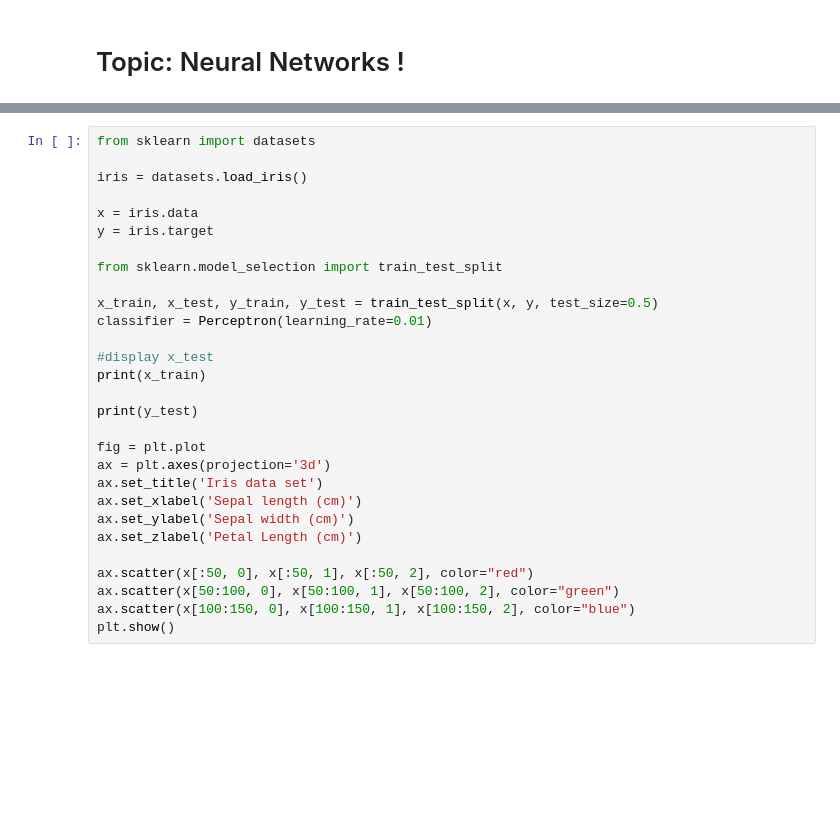
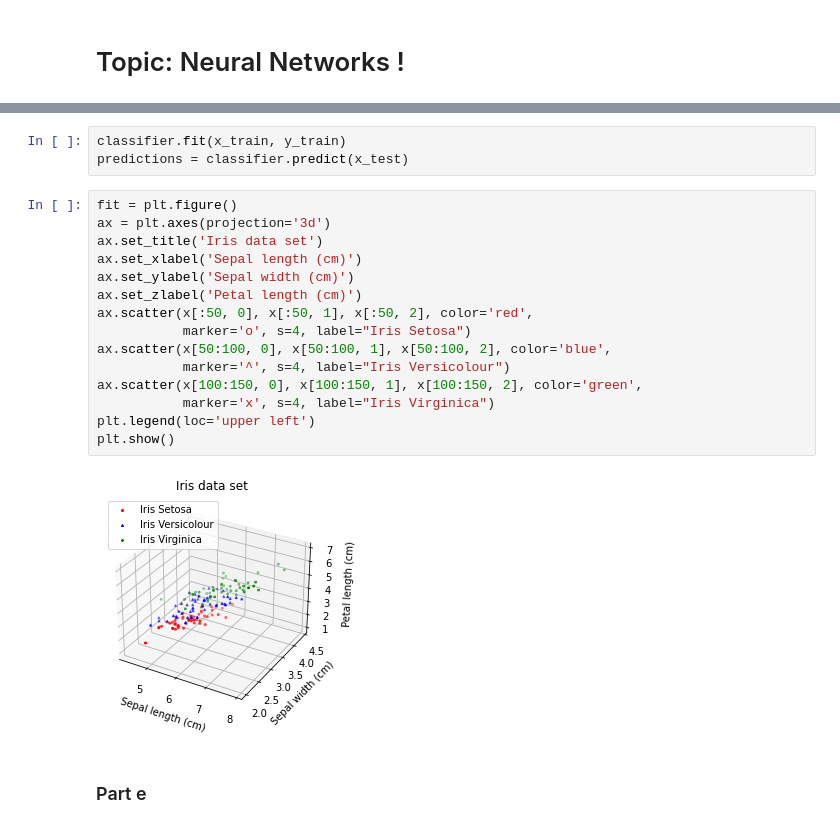
Before and after one commit to rarnold97/WSU, a Jupyter notebook: CS_7840/hw/hw2/rarnold_hw2.ipynb, the cells around one changed output, grey strips where cells are left out. Drawn from its saved outputs; the diff is of its cells as text; blank space fills up the shorter version.

```diff
--- a/CS_7840/hw/hw2/rarnold_hw2.ipynb
+++ b/CS_7840/hw/hw2/rarnold_hw2.ipynb
@@ -42,29 +59,22 @@ class Perceptron:
+# %%
+classifier.fit(x_train, y_train)
+predictions = classifier.predict(x_test)
 # %%
-from sklearn import datasets
-
-iris = datasets.load_iris()
-
-x = iris.data
-y = iris.target
-
-from sklearn.model_selection import train_test_split
-
-x_train, x_test, y_train, y_test = train_test_split(x, y, test_size=0.5)
-classifier = Perceptron(learning_rate=0.01)
-
-#display x_test
-print(x_train)
-
-print(y_test)
-
-fig = plt.plot
+fit = plt.figure()
 ax = plt.axes(projection='3d')
 ax.set_title('Iris data set')
 ax.set_xlabel('Sepal length (cm)')
 ax.set_ylabel('Sepal width (cm)')
-ax.set_zlabel('Petal Length (cm)')
-
-ax.scatter(x[:50, 0], x[:50, 1], x[:50, 2], color="red")
-ax.scatter(x[50:100, 0], x[50:100, 1], x[50:100, 2], color="green")
-ax.scatter(x[100:150, 0], x[100:150, 1], x[100:150, 2], color="blue")
+ax.set_zlabel('Petal length (cm)')
+ax.scatter(x[:50, 0], x[:50, 1], x[:50, 2], color='red',
+           marker='o', s=4, label="Iris Setosa")
+ax.scatter(x[50:100, 0], x[50:100, 1], x[50:100, 2], color='blue',
+           marker='^', s=4, label="Iris Versicolour")
+ax.scatter(x[100:150, 0], x[100:150, 1], x[100:150, 2], color='green',
+           marker='x', s=4, label="Iris Virginica")
+plt.legend(loc='upper left')
 plt.show()
+# %% [output]
+[figure, added]
+# %% [markdown]
+### Part e
```
Also changed, not shown: parts of 15 cells of this notebook, 2 other files.
